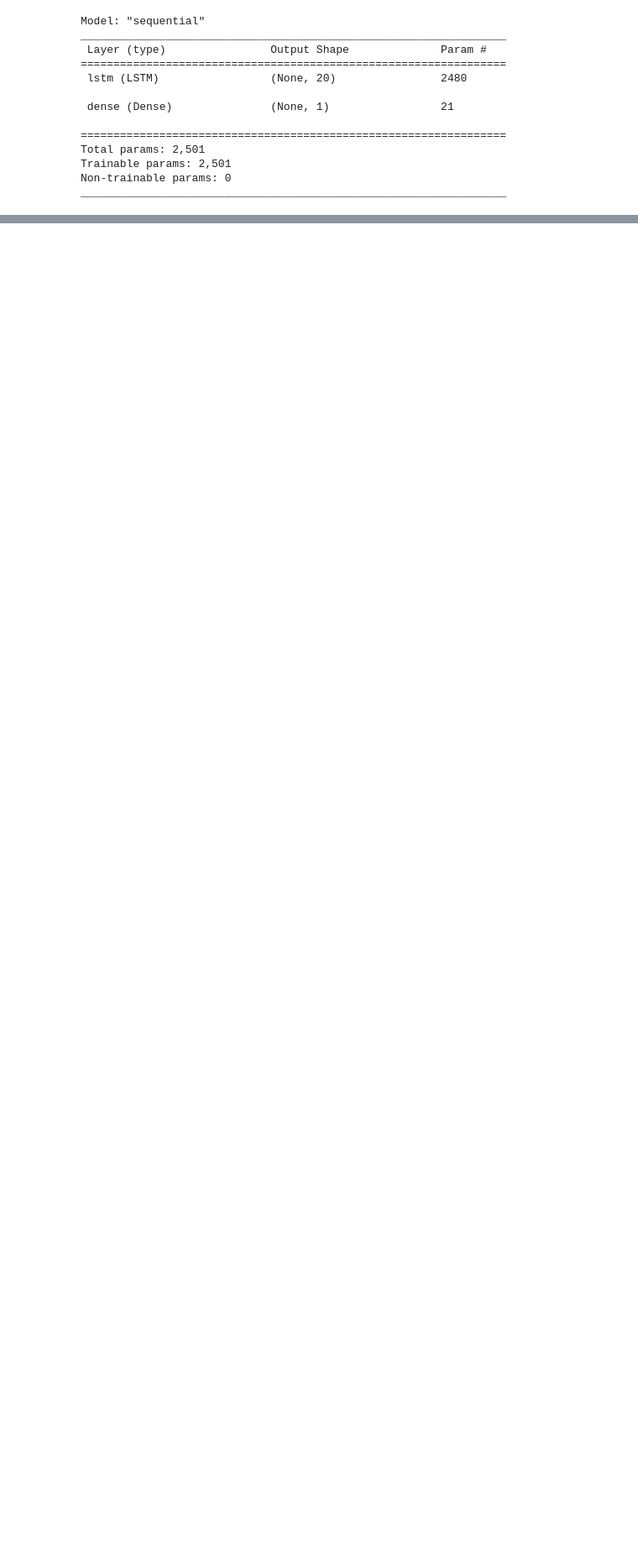
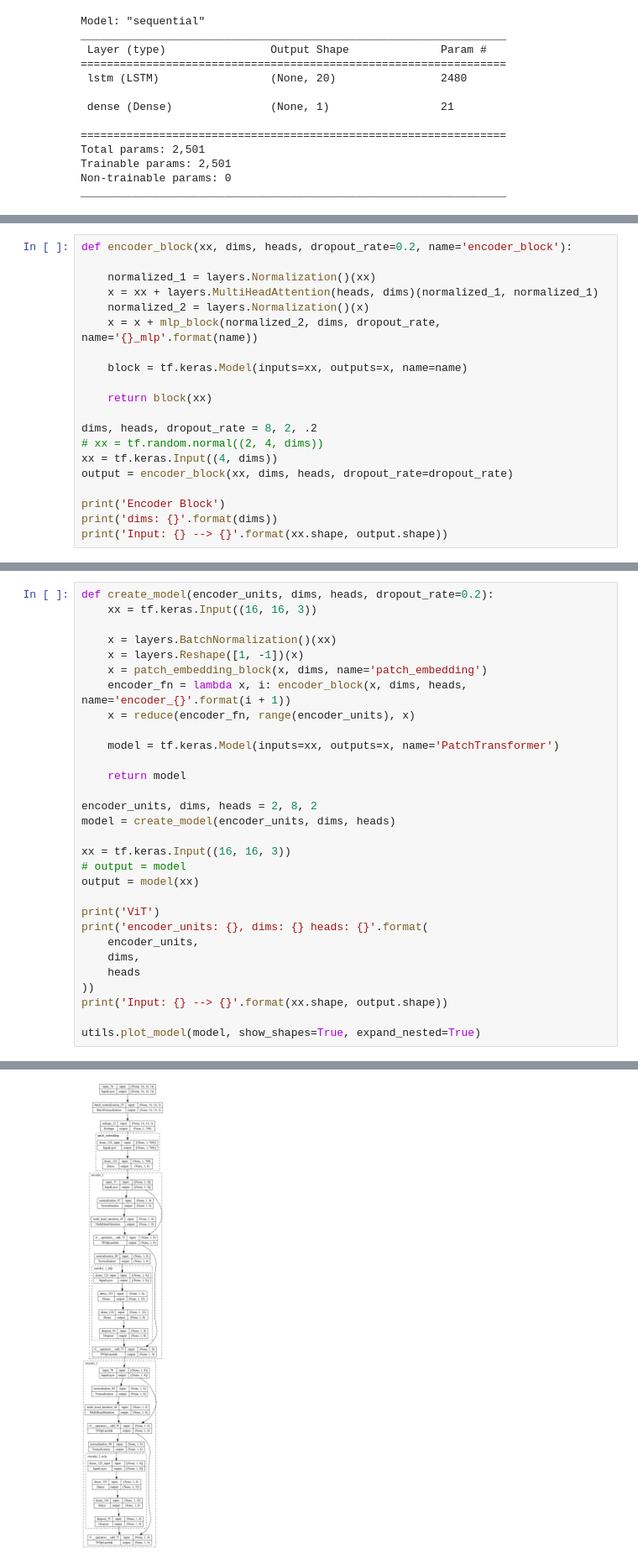
Before and after one commit to NareshPS/doi-ml, a Jupyter notebook: logistics/Models.ipynb, the cells around one changed output, grey strips where cells are left out. Shown at 84% size. Saved outputs shown, nothing was run; the diff lists cells and outputs as text; blank space fills up the shorter version.

```diff
--- a/logistics/Models.ipynb
+++ b/logistics/Models.ipynb
@@ -54,0 +364,20 @@ _________________________________________________________________
+# %%
+def encoder_block(xx, dims, heads, dropout_rate=0.2, name='encoder_block'):
+
+    normalized_1 = layers.Normalization()(xx)
+    x = xx + layers.MultiHeadAttention(heads, dims)(normalized_1, normalized_1)
+    normalized_2 = layers.Normalization()(x)
+    x = x + mlp_block(normalized_2, dims, dropout_rate, name='{}_mlp'.format(name))
+
+    block = tf.keras.Model(inputs=xx, outputs=x, name=name)
+
+    return block(xx)
+
+dims, heads, dropout_rate = 8, 2, .2
+# xx = tf.random.normal((2, 4, dims))
+xx = tf.keras.Input((4, dims))
+output = encoder_block(xx, dims, heads, dropout_rate=dropout_rate)
+
+print('Encoder Block')
+print('dims: {}'.format(dims))
+print('Input: {} --> {}'.format(xx.shape, output.shape))
@@ -54,0 +390,31 @@ _________________________________________________________________
+# %%
+def create_model(encoder_units, dims, heads, dropout_rate=0.2):
+    xx = tf.keras.Input((16, 16, 3))
+
+    x = layers.BatchNormalization()(xx)
+    x = layers.Reshape([1, -1])(x)
+    x = patch_embedding_block(x, dims, name='patch_embedding')
+    encoder_fn = lambda x, i: encoder_block(x, dims, heads, name='encoder_{}'.format(i + 1))
+    x = reduce(encoder_fn, range(encoder_units), x)
+
+    model = tf.keras.Model(inputs=xx, outputs=x, name='PatchTransformer')
+
+    return model
+
+encoder_units, dims, heads = 2, 8, 2
+model = create_model(encoder_units, dims, heads)
+
+xx = tf.keras.Input((16, 16, 3))
+# output = model
+output = model(xx)
+
+print('ViT')
+print('encoder_units: {}, dims: {} heads: {}'.format(
+    encoder_units,
+    dims,
+    heads
+))
+print('Input: {} --> {}'.format(xx.shape, output.shape))
+
+utils.plot_model(model, show_shapes=True, expand_nested=True)
+# %% [output]
@@ -54,0 +424 @@ _________________________________________________________________
+[figure, added]
```
Also changed, not shown: parts of 21 cells of this notebook, 11 other files.
